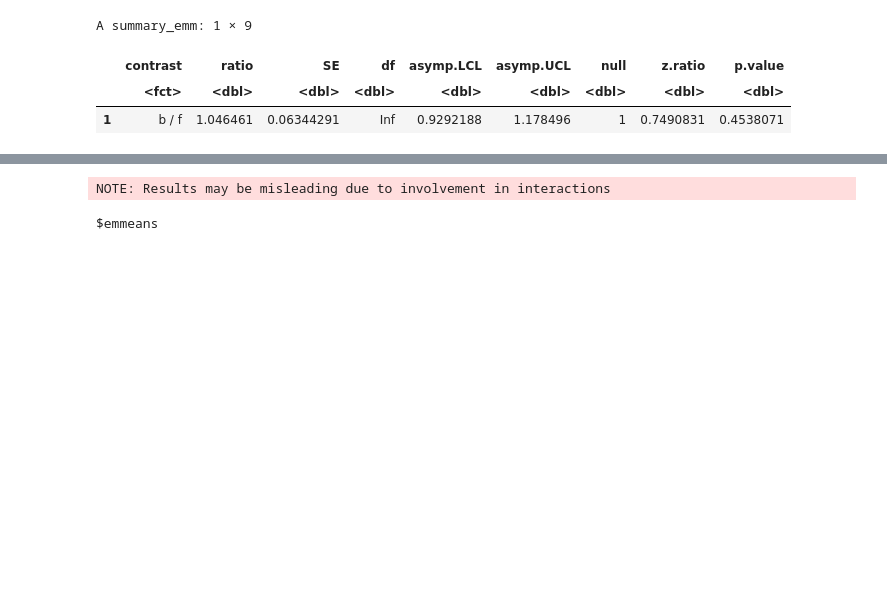
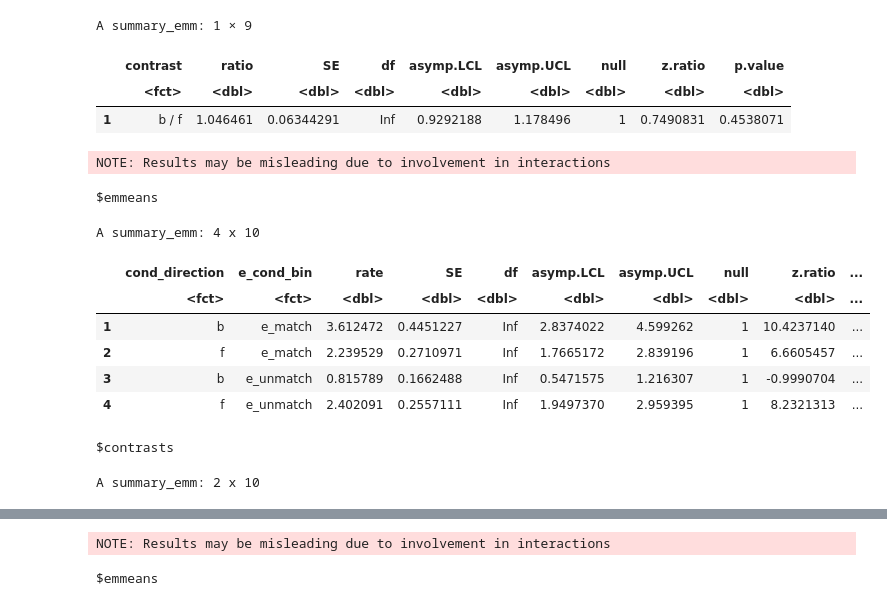
Before and after one commit to ContextLab/prediction-retrodiction-paper, a Jupyter notebook: code/stats_results.ipynb, the cells around one changed output, grey strips where cells are left out. Drawn from its saved outputs; the diff is of its cells as text; code cells hidden in the pictures; blank space fills up the shorter version.

Commit message:
add matched/unmatched events results

```diff
--- a/code/stats_results.ipynb
+++ b/code/stats_results.ipynb
@@ -298,8 +304,9 @@ A summary_emm: 1 × 8
 # %% [markdown]
 ## stacked bar plot
 # %%
-p0r0_hit_econd_total <- readRDS("../stats_models/p0r0_hit_econd_total.rds")
-p0r0_hit_econd <- readRDS("../stats_models/p0r0_hit_econd.rds")
+p0r0_hit_econd_total <- readRDS("../stats_models/main/p0r0_hit_econd_total.rds")
+p0r0_hit_econd <- readRDS("../stats_models/main/p0r0_hit_econd.rds")
+p0r0_hit_econd_bin <- readRDS("../stats_models/main/p0r0_hit_econd_bin.rds")
 # %%
 emmeans(p0r0_hit_econd_total, pairwise ~ cond_direction, type='response') %>%
       summary(infer = TRUE)
@@ -316,3 +323,18 @@ A summary_emm: 1 × 9
 |  | contrast | ratio | SE | df | asymp.LCL | asymp.UCL | null | z.ratio | p.value |
 |  | <fct> | <dbl> | <dbl> | <dbl> | <dbl> | <dbl> | <dbl> | <dbl> | <dbl> |
 | 1 | b / f | 1.046461 | 0.06344291 | Inf | 0.9292188 | 1.178496 | 1 | 0.7490831 | 0.4538071 |
+# %%
+emmeans(p0r0_hit_econd_bin, pairwise ~ cond_direction|e_cond_bin, type='response') %>%
+      summary(infer = TRUE)
+# %% [output]
+NOTE: Results may be misleading due to involvement in interactions
+$emmeans
+A summary_emm: 4 x 10
+|  | cond_direction | e_cond_bin | rate | SE | df | asymp.LCL | asymp.UCL | null | z.ratio | ... |
+|  | <fct> | <fct> | <dbl> | <dbl> | <dbl> | <dbl> | <dbl> | <dbl> | <dbl> | ... |
+| 1 | b | e_match | 3.612472 | 0.4451227 | Inf | 2.8374022 | 4.599262 | 1 | 10.4237140 | ... |
+| 2 | f | e_match | 2.239529 | 0.2710971 | Inf | 1.7665172 | 2.839196 | 1 | 6.6605457 | ... |
+| 3 | b | e_unmatch | 0.815789 | 0.1662488 | Inf | 0.5471575 | 1.216307 | 1 | -0.9990704 | ... |
+| 4 | f | e_unmatch | 2.402091 | 0.2557111 | Inf | 1.9497370 | 2.959395 | 1 | 8.2321313 | ... |
+$contrasts
+A summary_emm: 2 x 10
```
Also changed, not shown: parts of 16 cells of this notebook, 9 other files.
